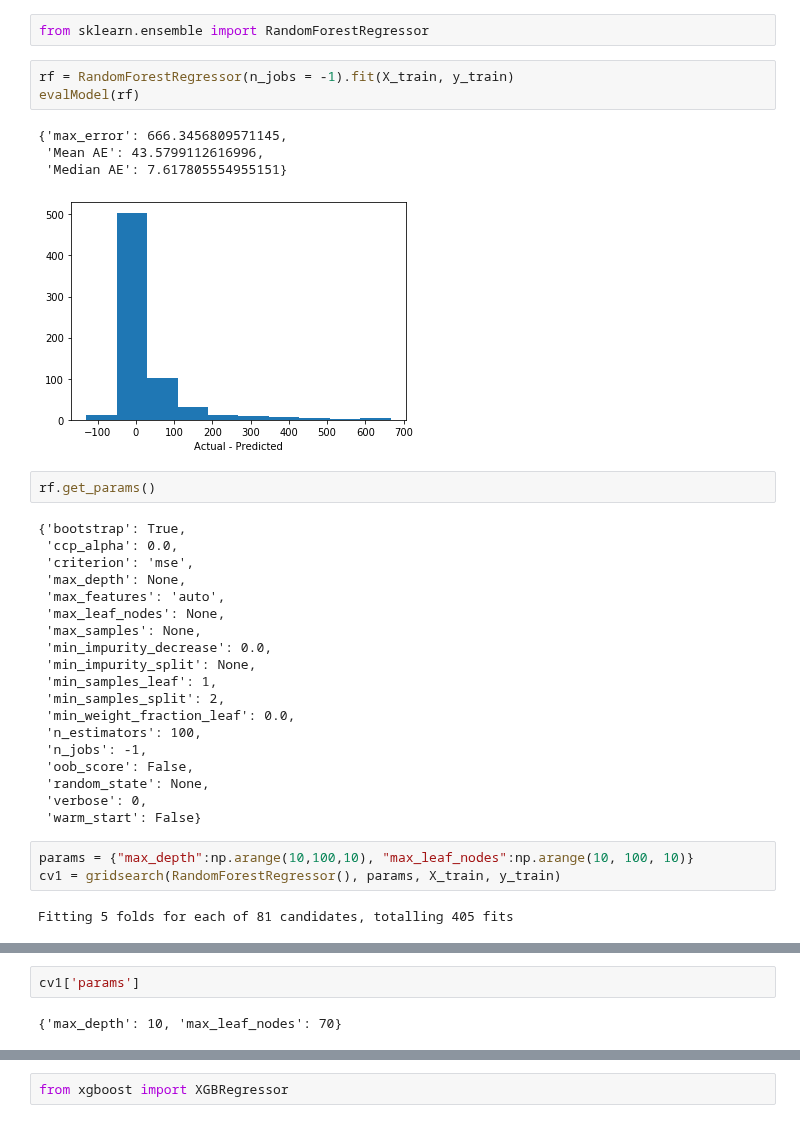
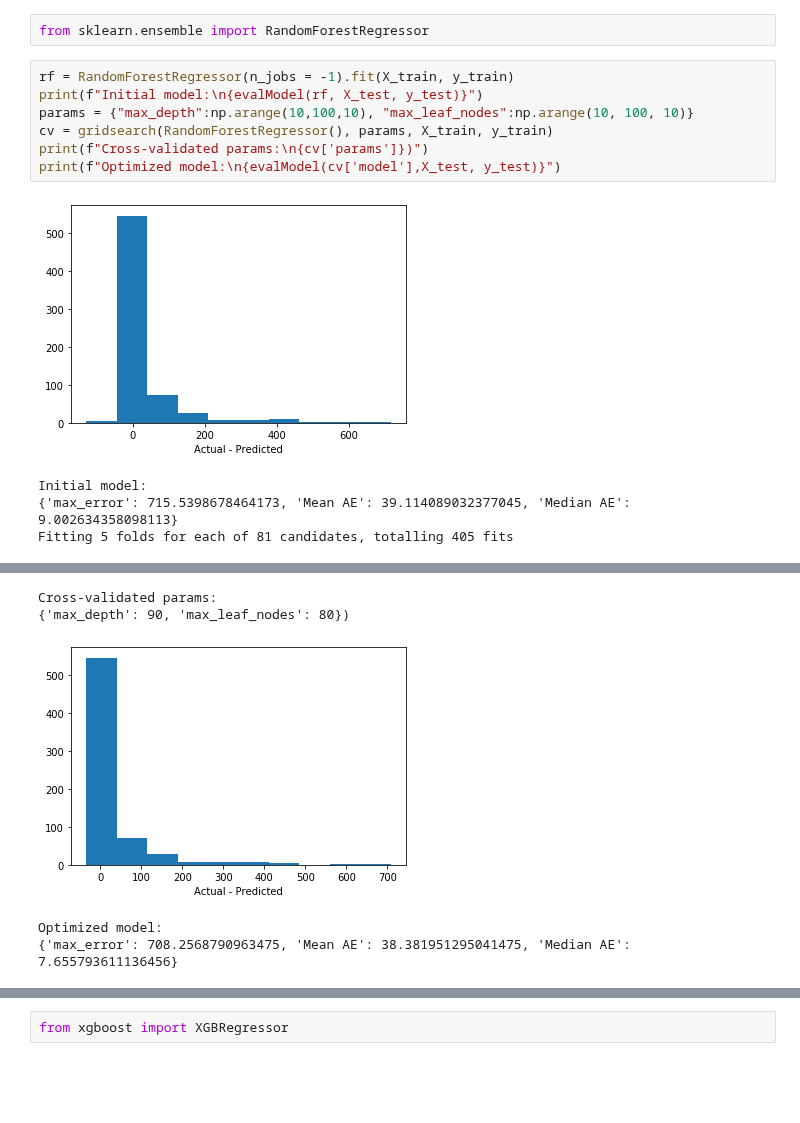
Before and after one commit to suneric98/Crescendo, a Jupyter notebook: data/regression_DaysOnTopCharts.ipynb, the cells around one changed output, grey strips where cells are left out. Drawn from its saved outputs; the diff is of its cells as text; blank space fills up the shorter version.

```diff
--- a/data/regression_DaysOnTopCharts.ipynb
+++ b/data/regression_DaysOnTopCharts.ipynb
@@ -205,38 +198,16 @@ evalModel(regressor, X_test, y_test, exp = True)
 ## Random Forest
 # %%
 from sklearn.ensemble import RandomForestRegressor
-# %%
-rf = RandomForestRegressor(n_jobs = -1).fit(X_train, y_train)
-evalModel(rf)
-# %% [output]
-{'max_error': 666.3456809571145,
- 'Mean AE': 43.5799112616996,
- 'Median AE': 7.617805554955151}
-[figure, removed]
-# %%
-rf.get_params()
-# %% [output]
-{'bootstrap': True,
- 'ccp_alpha': 0.0,
- 'criterion': 'mse',
- 'max_depth': None,
- 'max_features': 'auto',
- 'max_leaf_nodes': None,
- 'max_samples': None,
- 'min_impurity_decrease': 0.0,
- 'min_impurity_split': None,
- 'min_samples_leaf': 1,
- 'min_samples_split': 2,
- 'min_weight_fraction_leaf': 0.0,
- 'n_estimators': 100,
- 'n_jobs': -1,
- 'oob_score': False,
- 'random_state': None,
- 'verbose': 0,
- 'warm_start': False}
 # %%
+rf = RandomForestRegressor(n_jobs = -1).fit(X_train, y_train)
+print(f"Initial model:\n{evalModel(rf, X_test, y_test)}")
 params = {"max_depth":np.arange(10,100,10), "max_leaf_nodes":np.arange(10, 100, 10)}
-cv1 = gridsearch(RandomForestRegressor(), params, X_train, y_train)
+cv = gridsearch(RandomForestRegressor(), params, X_train, y_train)
+print(f"Cross-validated params:\n{cv['params']})")
+print(f"Optimized model:\n{evalModel(cv['model'],X_test, y_test)}")
 # %% [output]
+[figure, added]
+Initial model:
+{'max_error': 715.5398678464173, 'Mean AE': 39.114089032377045, 'Median AE': 9.002634358098113}
 Fitting 5 folds for each of 81 candidates, totalling 405 fits
 [Parallel(n_jobs=-1)]: Using backend LokyBackend with 4 concurrent workers.
@@ -247,4 +218,5 @@ Fitting 5 folds for each of 81 candidates, totalling 405 fits
+Cross-validated params:
+{'max_depth': 90, 'max_leaf_nodes': 80})
+[figure, added]
+Optimized model:
+{'max_error': 708.2568790963475, 'Mean AE': 38.381951295041475, 'Median AE': 7.655793611136456}
-# %%
-cv1['params']
-# %% [output]
-{'max_depth': 10, 'max_leaf_nodes': 70}
```
Also changed, not shown: parts of 71 cells of this notebook.
